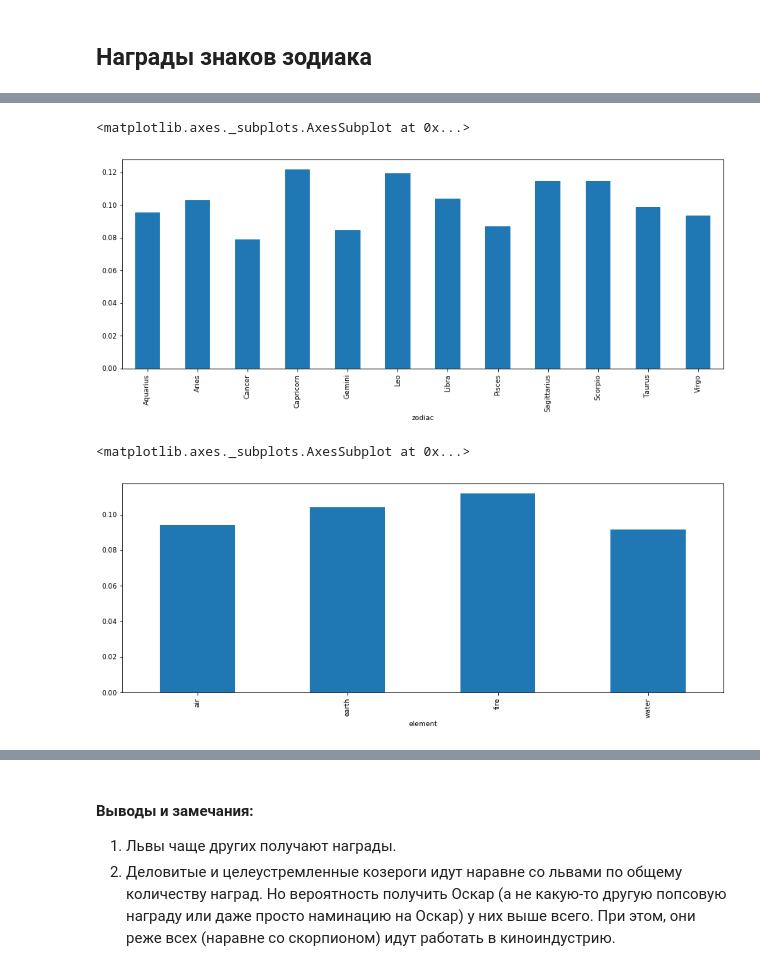
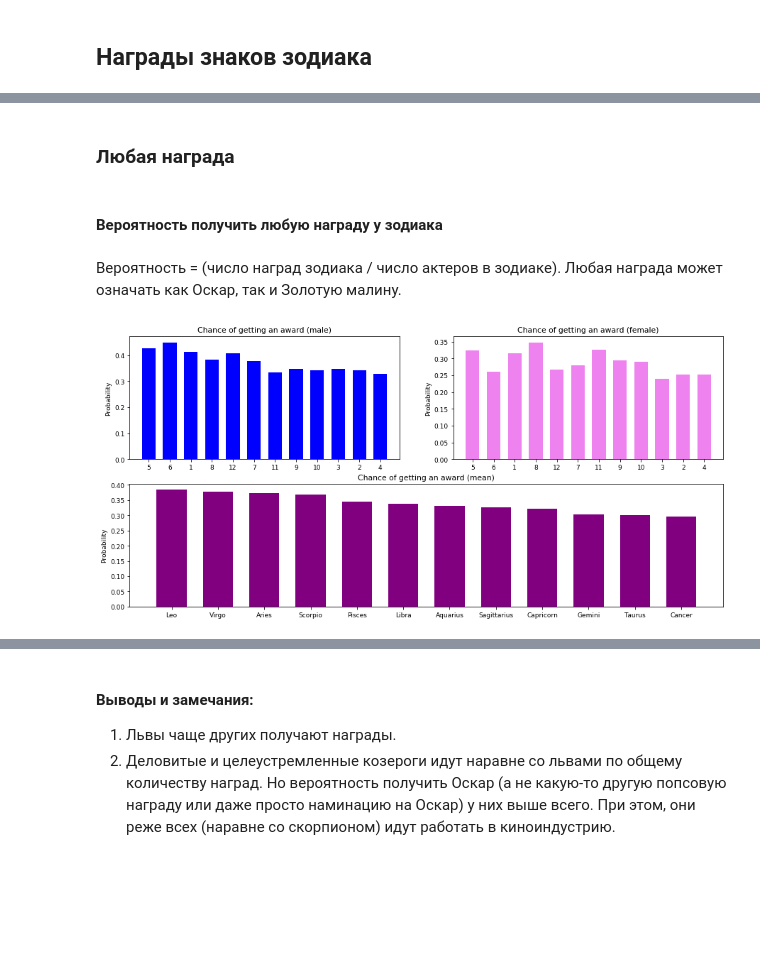
Before and after one commit to Anonymous469994/celebrity_zodiak, a Jupyter notebook: 3_DM_EDA.ipynb, the cells around one changed output, grey strips where cells are left out. Drawn from its saved outputs; the diff is of its cells as text; code cells hidden in the pictures; blank space fills up the shorter version.

```diff
--- a/3_DM_EDA.ipynb
+++ b/3_DM_EDA.ipynb
@@ -1172,7 +603,0 @@ df['awards'] = df['awards'].astype(bool).astype(int)
-# %%
-# топ победителей (Оскар)
-
-fig = plt.figure(figsize= (14,5))
-df['oscar'] = df['oscar'].astype(int)
-df['have_oscar'] = df['oscar'].astype(bool).astype(int)
-(df.groupby(by=['zodiac'])['have_oscar'].sum() / df.groupby(by=['zodiac'])['have_oscar'].count()).plot.bar()
@@ -1182,8 +603,0 @@ df['have_oscar'] = df['oscar'].astype(bool).astype(int)
-# %%
-# топ неудачников (были номинированы, но никогда не получали Оскар)
-
-fig = plt.figure(figsize= (14,5))
-df['nom_oscar'] = df['nom_oscar'].astype(int)
-df['have_nom_oscar'] = df['nom_oscar'].astype(bool).astype(int)
-(df.groupby(by=['zodiac'])['have_nom_oscar'].sum() / df.groupby(by=['zodiac'])\
-     ['have_nom_oscar'].count()).plot.bar()
@@ -1193,20 +604,42 @@ df['have_nom_oscar'] = df['nom_oscar'].astype(bool).astype(int)
-# %%
-# топ получивших оскар или хотя бы номинированных на оскар
-
-fig = plt.figure(figsize= (14,5))
-df['have_oscar_or_nom_oscar'] = (df['nom_oscar'] + df['oscar']).astype(bool).astype(int)
-(df.groupby(by=['zodiac'])['have_oscar_or_nom_oscar'].sum() / df.groupby(by=['zodiac'])\
-    ['have_oscar_or_nom_oscar'].count()).plot.bar()
-# %% [output]
-<matplotlib.axes._subplots.AxesSubplot at 0x...>
-[figure, removed]
-# %%
-# топ номинирующихся+ на оскар
-
-fig = plt.figure(figsize= (14,5))
-df['have_oscar_or_nom_oscar'] = (df['nom_oscar'] + df['oscar']).astype(bool).astype(int)
-(df.groupby(by=['element'])['have_oscar_or_nom_oscar'].sum() / df.groupby(by=['element'])\
-    ['have_oscar_or_nom_oscar'].count()).plot.bar()
-# %% [output]
-<matplotlib.axes._subplots.AxesSubplot at 0x...>
-[figure, removed]
+# %% [markdown]
+### Любая награда
+# %% [markdown]
+#### Вероятность получить любую награду у зодиака
+# %% [markdown]
+Вероятность = (число наград зодиака / число актеров в зодиаке).
+Любая награда может означать как Оскар, так и Золотую малину.
+# %%
+lft_tmp = df[df['male'] == 0].groupby(by=['zodiac'])['awards'].mean()
+rgt_tmp = df[df['male'] == 1].groupby(by=['zodiac'])['awards'].mean()
+temp_df = pd.merge(lft_tmp,rgt_tmp, left_index=True, right_index=True)
+rgt_tmp = df.groupby(by=['zodiac'])['awards'].mean()
+temp_df = pd.merge(temp_df,rgt_tmp, left_index=True, right_index=True)
+temp_df = temp_df.sort_values('awards', ascending=False)
+
+fig = plt.figure(figsize= (15,7))
+ax1 = fig.add_subplot(221)
+ax2 = fig.add_subplot(222)
+ax3 = fig.add_subplot(212)
+width = 0.65
+
+ind = list(map(mzl.zod_code.get, temp_df.index))
+means = temp_df['awards_y'].values
+ax1.bar(ind, means, width, color='b')
+ax1.set_ylabel('Probability')
+ax1.set_title('Chance of getting an award (male)')
+
+ind = list(map(mzl.zod_code.get, temp_df.index))
+means = temp_df['awards_x'].values
+ax2.bar(ind, means, width, color='violet')
+ax2.set_ylabel('Probability')
+ax2.set_title('Chance of getting an award (female)')
+
+ind = temp_df['awards'].index
+means = temp_df['awards'].values
+ax3.bar(ind, means, width, color='purple')
+ax3.set_ylabel('Probability')
+ax3.set_title('Chance of getting an award (mean)')
+
+plt.show()
+# %% [output]
+[figure, added]
```
Also changed, not shown: parts of 117 cells of this notebook, 2 other files.
